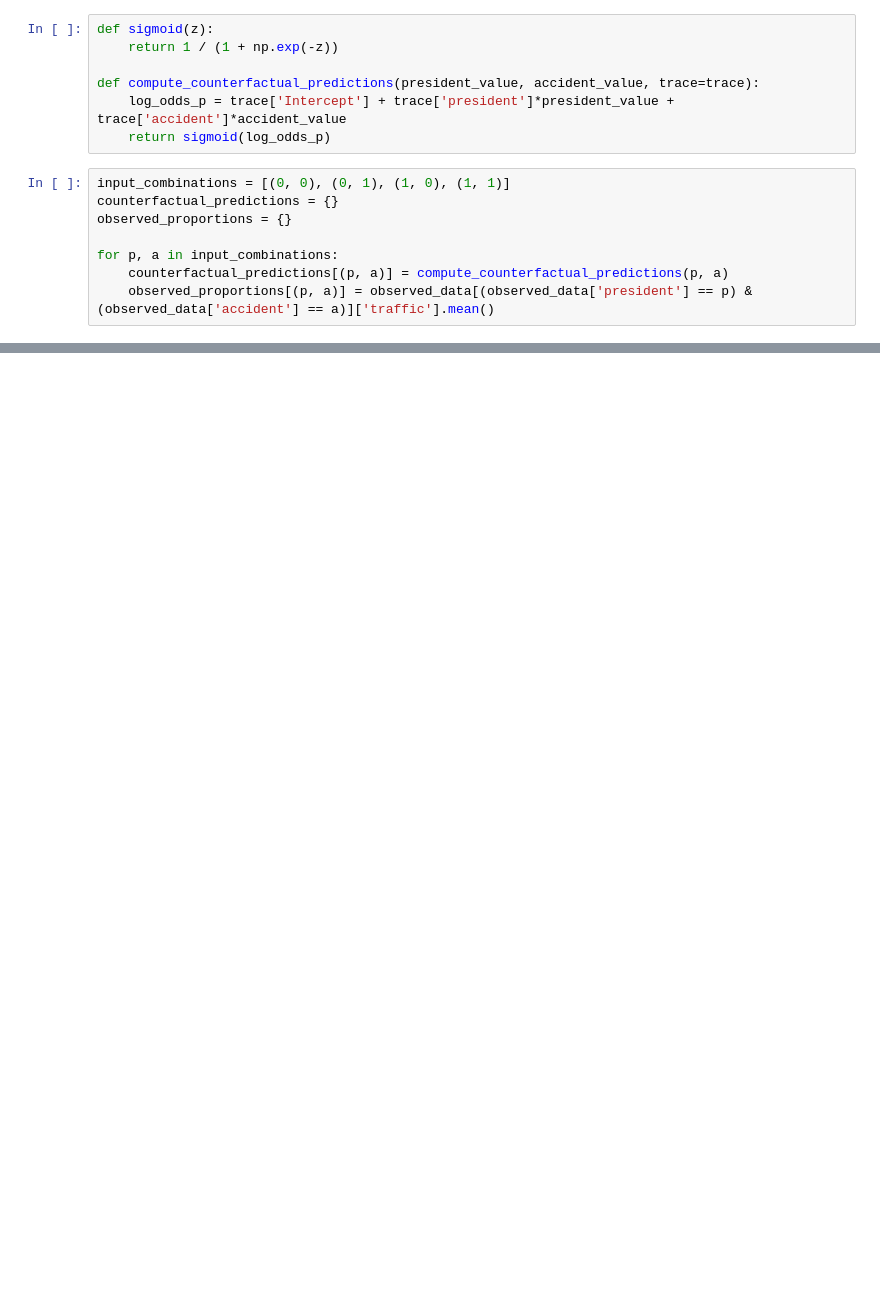
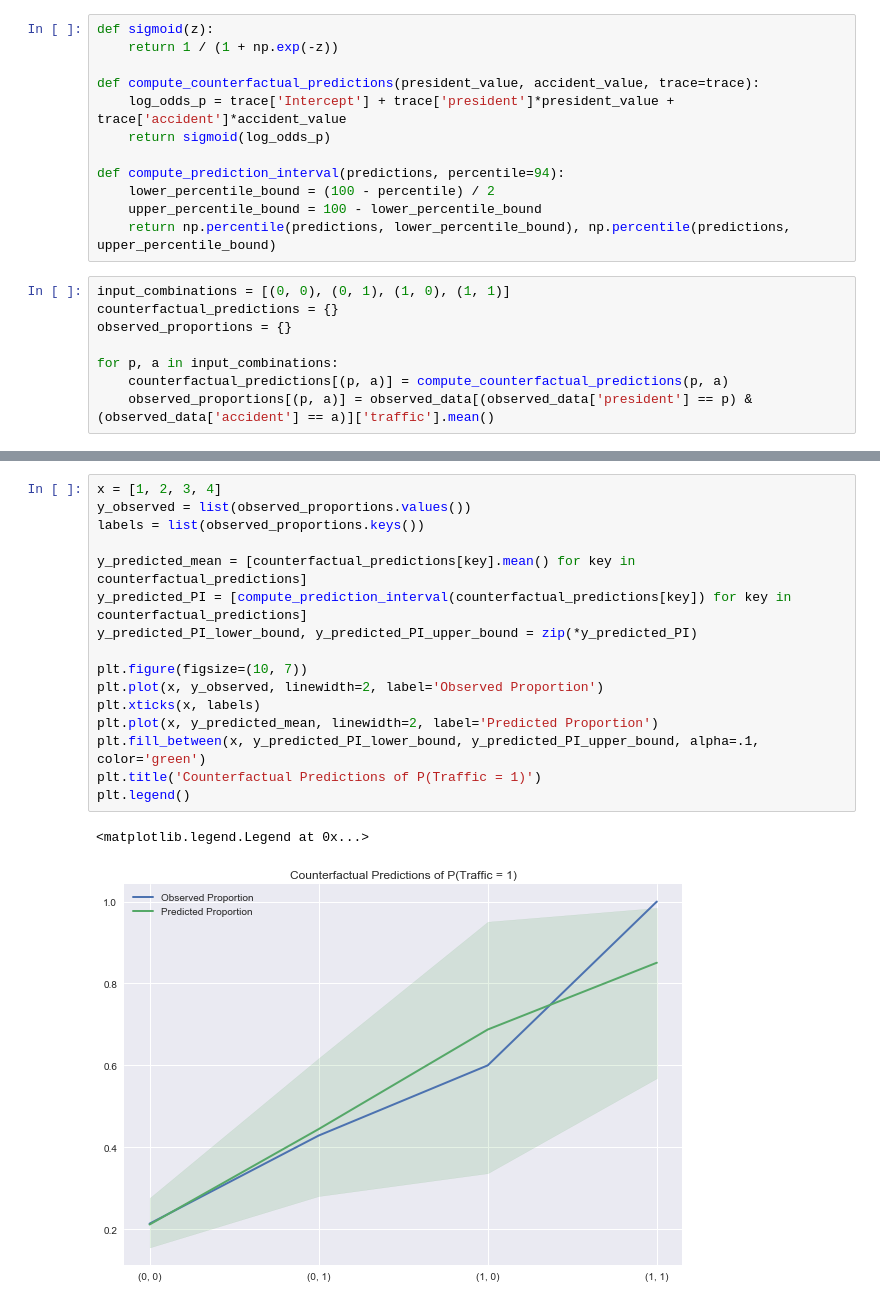
Before and after one commit to cavaunpeu/intercausal-reasoning, a Jupyter notebook: intercausal_reasoning.ipynb, the cells around one changed output, grey strips where cells are left out. Cells and saved outputs as stored; diff of their text form; blank space fills up the shorter version.

```diff
--- a/intercausal_reasoning.ipynb
+++ b/intercausal_reasoning.ipynb
@@ -96,6 +96,11 @@ def sigmoid(z):
 def compute_counterfactual_predictions(president_value, accident_value, trace=trace):
     log_odds_p = trace['Intercept'] + trace['president']*president_value + trace['accident']*accident_value
     return sigmoid(log_odds_p)
+
+def compute_prediction_interval(predictions, percentile=94):
+    lower_percentile_bound = (100 - percentile) / 2
+    upper_percentile_bound = 100 - lower_percentile_bound
+    return np.percentile(predictions, lower_percentile_bound), np.percentile(predictions, upper_percentile_bound)
 # %%
 input_combinations = [(0, 0), (0, 1), (1, 0), (1, 1)]
 counterfactual_predictions = {}
@@ -124,0 +130,19 @@ for subplot_idx, (p, a) in enumerate([(0, 0), (0, 1), (1, 0), (1, 1)]):
+# %%
+x = [1, 2, 3, 4]
+y_observed = list(observed_proportions.values())
+labels = list(observed_proportions.keys())
+
+y_predicted_mean = [counterfactual_predictions[key].mean() for key in counterfactual_predictions]
+y_predicted_PI = [compute_prediction_interval(counterfactual_predictions[key]) for key in counterfactual_predictions]
+y_predicted_PI_lower_bound, y_predicted_PI_upper_bound = zip(*y_predicted_PI)
+
+plt.figure(figsize=(10, 7))
+plt.plot(x, y_observed, linewidth=2, label='Observed Proportion')
+plt.xticks(x, labels)
+plt.plot(x, y_predicted_mean, linewidth=2, label='Predicted Proportion')
+plt.fill_between(x, y_predicted_PI_lower_bound, y_predicted_PI_upper_bound, alpha=.1, color='green')
+plt.title('Counterfactual Predictions of P(Traffic = 1)')
+plt.legend()
+# %% [output]
+<matplotlib.legend.Legend at 0x...>
+[figure, added]
```
Also changed, not shown: parts of 6 cells of this notebook.
